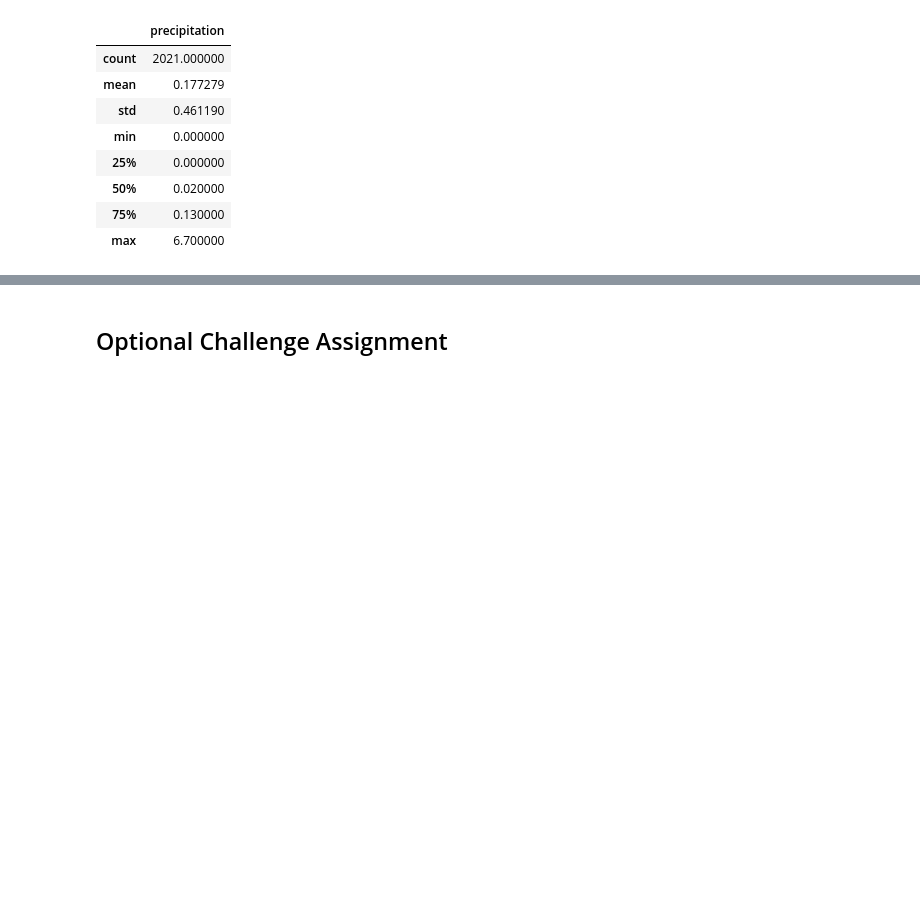
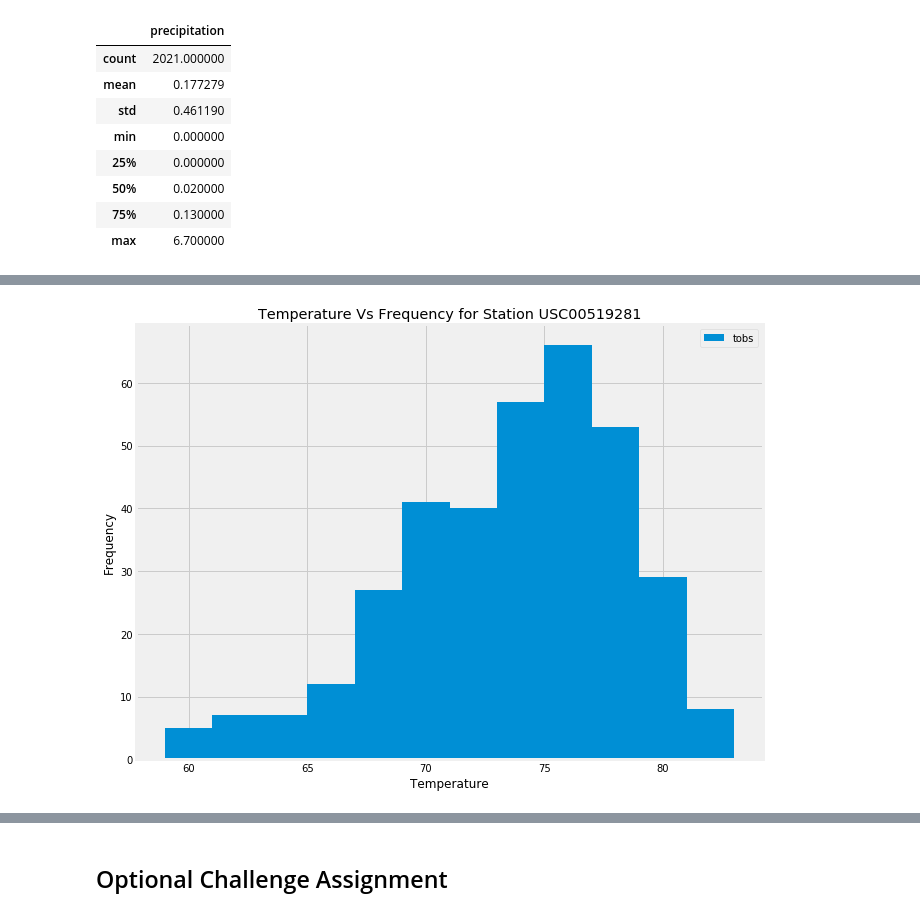
Before and after one commit to ferozumair786/Data-Storage-and-Retreival, a Jupyter notebook: climate_starter.ipynb, the cells around one changed output, grey strips where cells are left out. Saved outputs shown, nothing was run; the diff lists cells and outputs as text; code cells hidden in the pictures; blank space fills up the shorter version.

```diff
--- a/climate_starter.ipynb
+++ b/climate_starter.ipynb
@@ -112,0 +127,11 @@ measurements_df.describe()
+# %%
+# pass the most active value and ensure base query is working
+stations = engine.execute('SELECT station, COUNT(id) \
+from Measurement \
+GROUP BY station \
+ORDER BY COUNT(id) DESC').fetchall()
+most_active = stations[0][0]
+session.query(Measurement.tobs).\
+filter(Measurement.station == most_active).\
+limit(10).\
+all()
@@ -118,0 +194,27 @@ measurements_df.describe()
+# %%
+# Choose the station with the highest number of temperature observations.
+# Query the last 12 months of temperature observation data for this station and plot the results as a histogram
+measurements = session.query(Measurement.date,\
+                             Measurement.tobs).\
+                            filter(Measurement.date >= lastyear).\
+                            filter(Measurement.date <= lastdate).\
+                            filter(Measurement.station == most_active).\
+                            all()
+# Save the query results as a Pandas DataFrame and set the index to the date column
+temperature_df = pd.DataFrame(measurements)
+temperature_df = temperature_df.rename(columns={'date': 'frequency'})
+# I am an idiot and did not realize that I don't need to do the count for the histogram
+#temperature_df = temperature_df.groupby(by='temperature').count()
+# temperture_df = temperature_df.reset_index()
+plt.figure(figsize=[10,8])
+plt.hist(temperature_df['tobs'], bins=12)
+plt.title(f'Temperature Vs Frequency for Station {most_active}')
+plt.xlabel('Temperature')
+plt.ylabel('Frequency')
+plt.legend(['tobs'])
+plt.grid(b=True,axis='both')
+plt.savefig('Resources/most_active.png')
+plt.show()
+#Use Pandas Plotting with Matplotlib to plot the data
+# %% [output]
+[figure, added]
```
Also changed, not shown: parts of 14 cells of this notebook, 3 other files.
